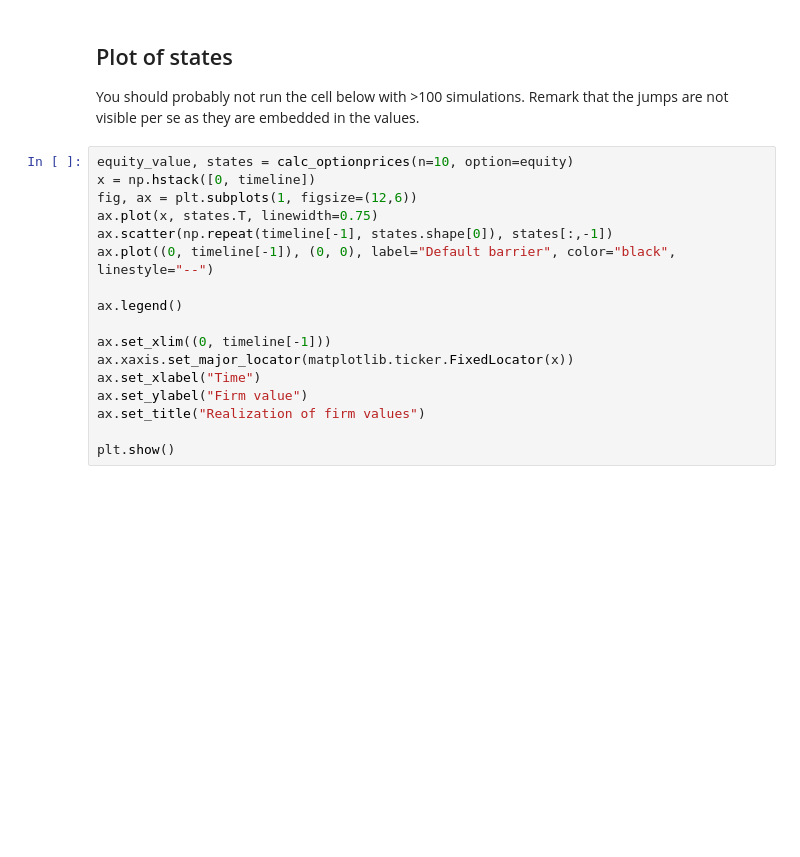
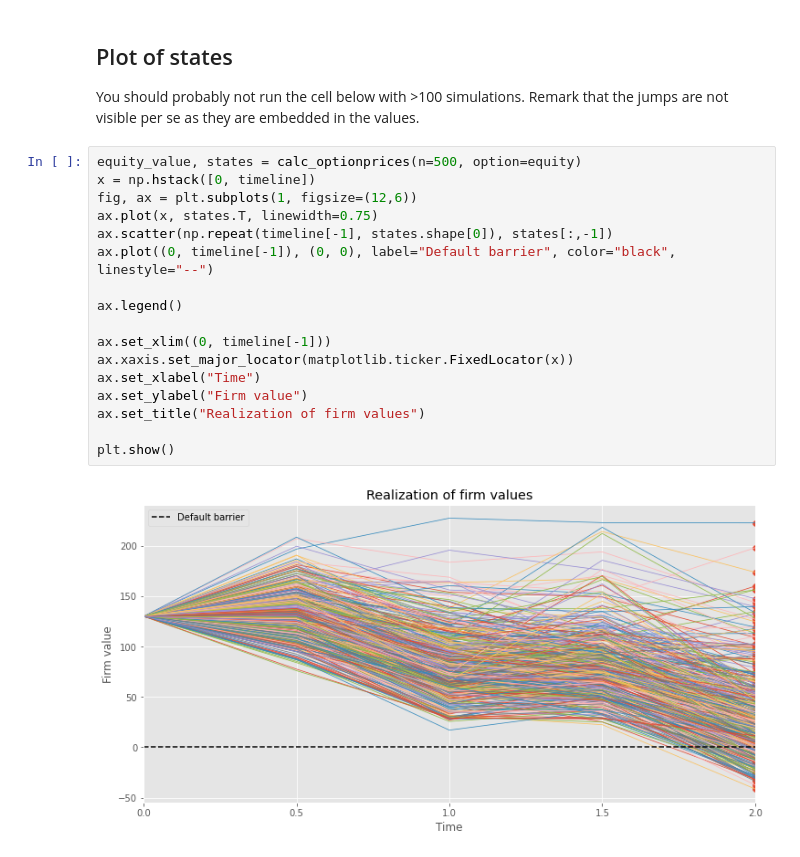
Before and after one commit to MortenWillendrup/CreditRiskModelling, a Jupyter notebook: Credit Risk Modelling/discrete_barrier_pricing.ipynb, the cells around one changed output. Drawn from its saved outputs; the diff is of its cells as text; blank space fills up the shorter version.

```diff
--- a/Credit Risk Modelling/discrete_barrier_pricing.ipynb
+++ b/Credit Risk Modelling/discrete_barrier_pricing.ipynb
@@ -120,19 +122,21 @@ print(f"Equity value: {equity_value}")
 ## Plot of states
 You should probably not run the cell below with >100 simulations. Remark that the jumps are not visible per se as they are embedded in the values.
 # %%
-equity_value, states = calc_optionprices(n=10, option=equity)
+equity_value, states = calc_optionprices(n=500, option=equity)
 x = np.hstack([0, timeline])
 fig, ax = plt.subplots(1, figsize=(12,6))
 ax.plot(x, states.T, linewidth=0.75)
 ax.scatter(np.repeat(timeline[-1], states.shape[0]), states[:,-1])
 ax.plot((0, timeline[-1]), (0, 0), label="Default barrier", color="black", linestyle="--")
 
 ax.legend()
 
 ax.set_xlim((0, timeline[-1]))
 ax.xaxis.set_major_locator(matplotlib.ticker.FixedLocator(x))
 ax.set_xlabel("Time")
 ax.set_ylabel("Firm value")
 ax.set_title("Realization of firm values")
 
 plt.show()
+# %% [output]
+[figure, added]
```
Also changed, not shown: parts of 1 cell of this notebook, 1 other file.
